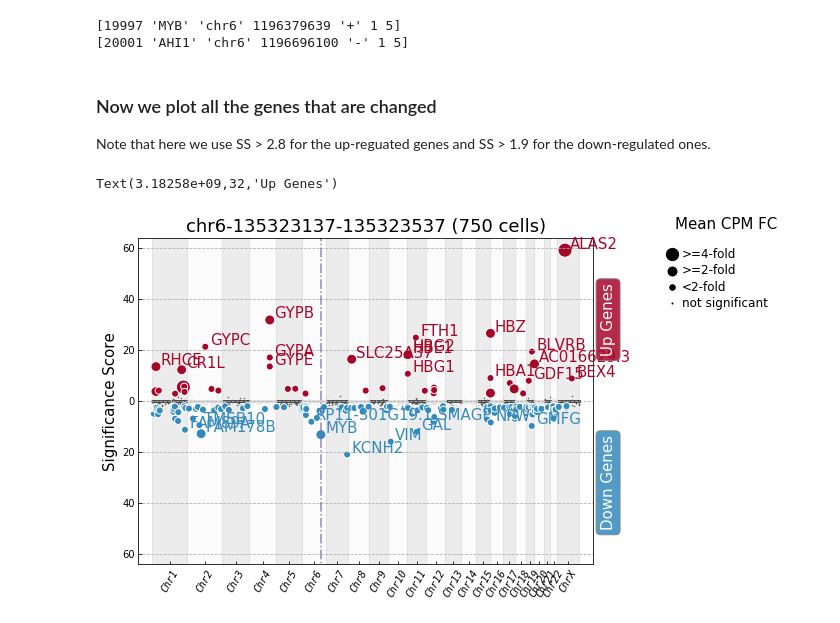
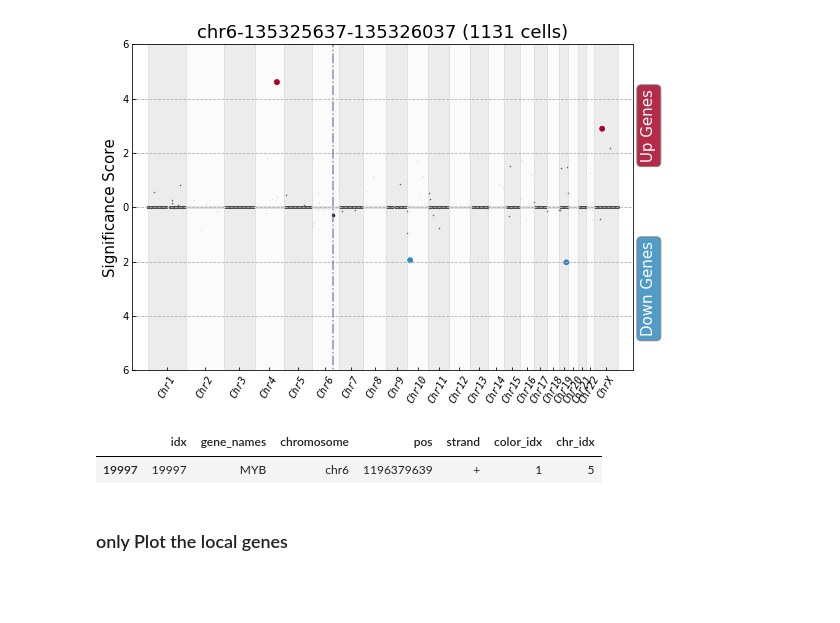
Before and after one commit to russellxie/Global-analysis-K562-enhancers, a Jupyter notebook: Notebooks/Hits_plotting/Hits_plotting.ipynb, the cells around one changed output. Cells and saved outputs as stored; diff of their text form; code cells hidden in the pictures; blank space fills up the shorter version.

```diff
--- a/Notebooks/Hits_plotting/Hits_plotting.ipynb
+++ b/Notebooks/Hits_plotting/Hits_plotting.ipynb
@@ -31,8 +30,8 @@ matplotlib.rcParams['ps.fonttype'] = 42
 # %%
 #region = 'chr6-135306757-135307157'#myb enhancer 1
 #region = 'chr6-135321297-135321697'#myb enhancer 2
-region = 'chr6-135323137-135323537' #myb enhancer 3
-#region = 'chr6-135325637-135326037'#myb enhancer 4
+#region = 'chr6-135323137-135323537' #myb enhancer 3
+region = 'chr6-135325637-135326037'#myb enhancer 4
 #region = 'chr11-33881869-33882269'
 #region = 'chr7-150960307-150960707'
 #region = 'chr11-33941648-33942048'
@@ -86,18 +85,9 @@ chr_order = ['chr1', 'chr2', 'chr3', 'chr4', 'chr5', 'chr6', 'chr7', 'chr8',
              'chr9', 'chr10', 'chr11', 'chr12', 'chr13', 'chr14', 'chr15',
              'chr16', 'chr17', 'chr18', 'chr19', 'chr20', 'chr21', 'chr22', 'chrX']
 
-
-'''
-Note:
-In the original output files of 10X genomics cellranger pipeline, the genes in the gene expression
-matrix are not ordered by their position on chromosomes. Therefore, for the convinence of plotting,
-we mannualy genereate a plot_annotation file, in which the 'idx' column represents the position of
-the gene in the original 10X matrix.
-
-In the annotation file, the genes are now re-ordered based on their
-relative positions on the genome
-'''
-annot_df = pd.read_csv('./Annotations/plot_annotation.txt',
+#read the gene annotation file for plotting, which re-ordered the genes based on their
+#relative positions on the genome
+annot_df = pd.read_csv('./Data/plot_annotation.txt',
                        header = None,
                        sep='\t',
                        names = ["idx", "gene_names", "chromosome", "pos", "strand", "color_idx", "chr_idx"])
@@ -236,11 +170,0 @@ ax.set_xticklabels(locs - length_list[chr_order.index(enh_chrom)], rotation = 45
-# %%
-#show the local hits
-for i in hits_idx:
-  print(annot_df.loc[annot_df.idx == i].values[0])
-# %% [output]
-[19997 'MYB' 'chr6' 1196379639 '+' 1 5]
-[20001 'AHI1' 'chr6' 1196696100 '-' 1 5]
-# %% [markdown]
-### Now we plot all the genes that are changed
-
-Note that here we use SS > 2.8 for the up-reguated genes and SS > 1.9 for the down-regulated ones.
@@ -282,7 +203,7 @@ def get_fc_range(val):
 #plt.style.use('bmh')
 
 fig = plt.figure(figsize=(10,6))
-gs = gridspec.GridSpec(nrows=1, ncols=11)
+gs = gridspec.GridSpec(nrows=1, ncols=10)
 
 #plot all genes
 ax0 = fig.add_subplot(gs[:, 0:9])
@@ -374,7 +295,8 @@ ax0.axvline(int(left)+length_list[chr_order.index(enh_chrom)],
 raw_outliers = []
 counter = 0
 for i,e in enumerate(plot_y_val):
-    if (e < (-1* down_cutoff) or e > up_cutoff):
+#    if ((np.absolute(e) > 4) & ((fc[i] > 1.3) | (fc[i] < 0.7))):
+    if (e < -1.9 or e > 2.8):
         raw_outliers.append(counter)
     counter += 1
 
@@ -399,14 +321,13 @@ if np.any(outliers):
     outlier_plot(ax0, fc, plot_x_val, plot_y_val, outliers, plot_down_idx, '#348ABD')
 
 #manually plot a gene
-'''ax0.scatter(plot_x_val[19997],
+ax0.scatter(plot_x_val[19997],
             plot_y_val[19997],
             s=20,
             color='k',
             edgecolor='w',
-            marker='o')'''
-
-#plot a legend for the circle size
+            marker='o')
+'''#plot a legend for the circle size
 ax1 = fig.add_subplot(gs[:,10])
 
 y_len = ymax - ymin
@@ -427,34 +348,40 @@ for i,size in enumerate(size):
              ha='left',
              va='center',
              fontsize = 12)
 
 ax1.axis('off')
 ax1.set_ylim([ymin, ymax])
 ax1.set_xlim([0.1,1])
 ax1.set_title("Mean CPM FC",
               ha='left',
               va='bottom',
-              fontsize = 15)
+              fontsize = 15)'''
 
 bbox_props=dict(boxstyle = 'round', fc='#348ABD', ec='0.5', alpha=0.85)
 ax0.text(max(plot_x_val)*1.05, ymin*0.5, "Down Genes",
          ha='left',
          va='center',
          color='w',
          fontsize=15,
          rotation = 90,
          bbox=bbox_props)
 
 bbox_props=dict(boxstyle = 'round', fc='#A60628', ec='0.5', alpha=0.85)
 ax0.text(max(plot_x_val)*1.05, ymax*0.5, "Up Genes",
          ha='left',
          va='center',
          color='w',
          fontsize=15,
          rotation = 90,
          bbox=bbox_props)
 
-#fig.savefig('%s.dual_manhattan.ver2.png'%(region), dpi=500)
+fig.savefig('%s.dual_manhattan.ver2.png'%(region), dpi=500)
 # %% [output]
-Text(3.18258e+09,32,'Up Genes')
-[figure, old version]
+[figure, new version]
+# %%
+annot_df.loc[annot_df.gene_names == 'MYB']
+# %% [output]
+|  | idx | gene_names | chromosome | pos | strand | color_idx | chr_idx |
+| 19997 | 19997 | MYB | chr6 | 1196379639 | + | 1 | 5 |
+# %% [markdown]
+### only Plot the local genes
```
Also changed, not shown: parts of 12 cells of this notebook, 1 other file.
